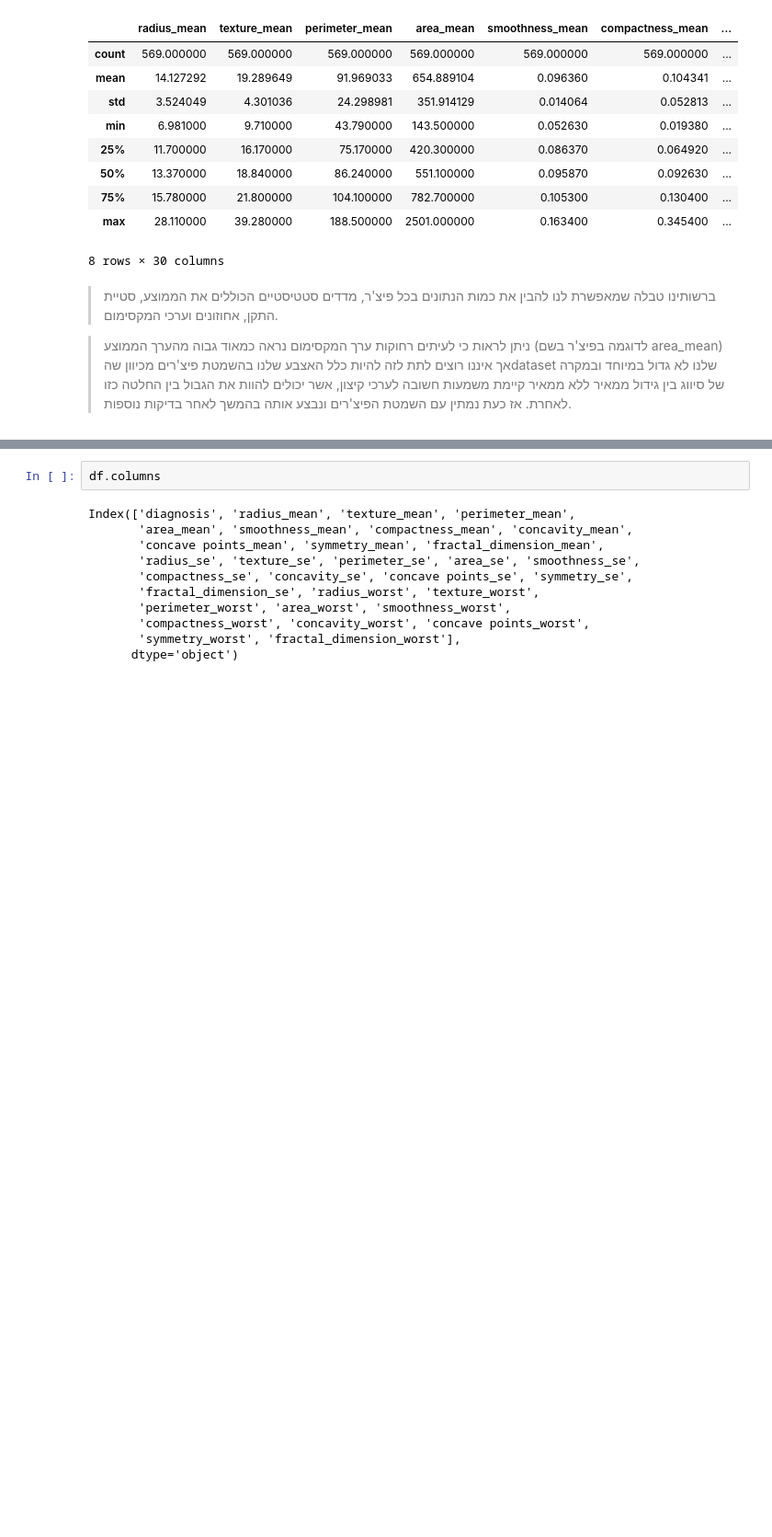
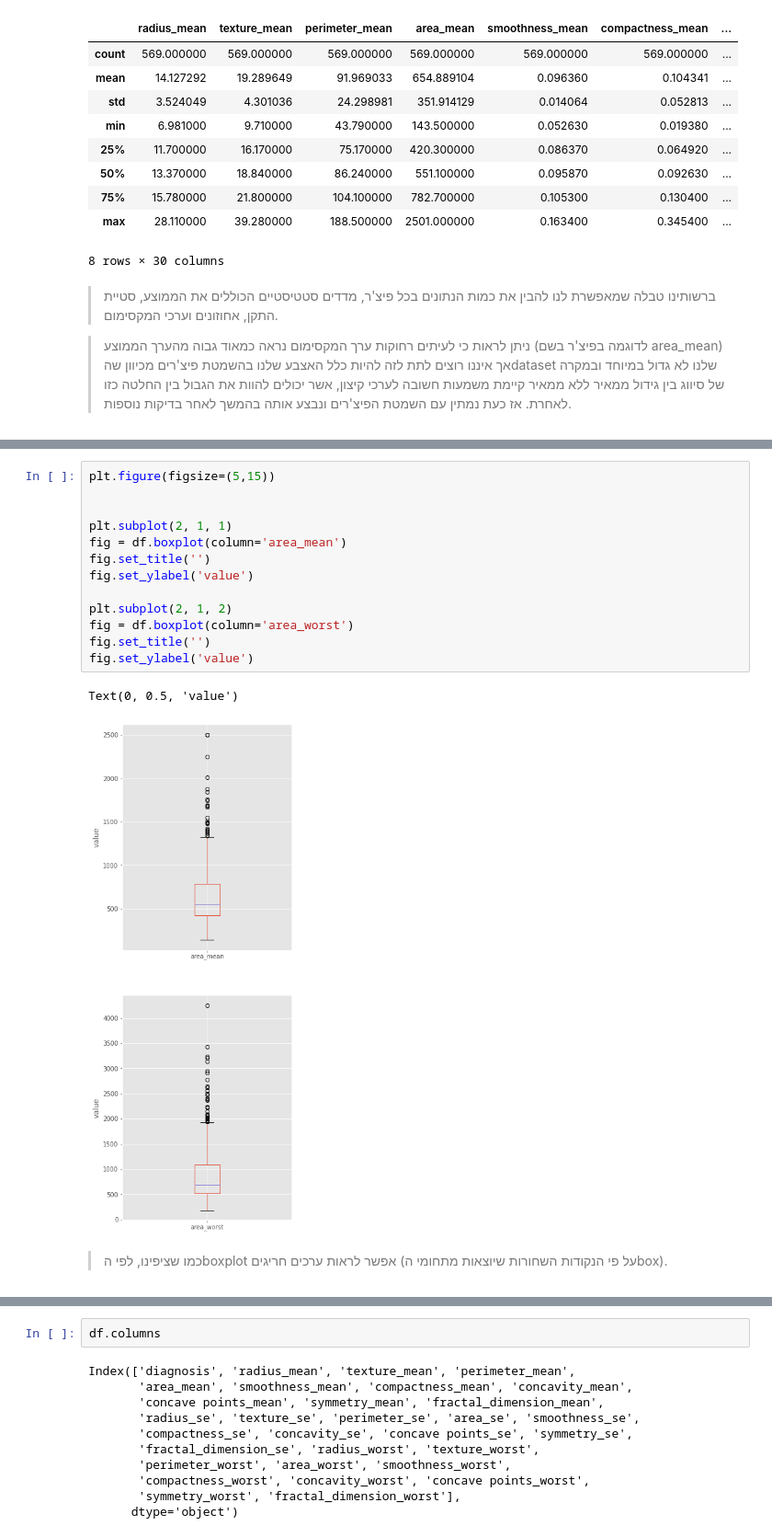
Before and after one commit to avihaibd/ds-python-ml-project, a Jupyter notebook: BreastCancerProject.ipynb, the cells around one changed output, grey strips where cells are left out. Shown at 92% size. Cells and saved outputs as stored; diff of their text form; blank space fills up the shorter version.

```diff
--- a/BreastCancerProject.ipynb
+++ b/BreastCancerProject.ipynb
@@ -245,3 +283,35 @@ df.describe()
+# %%
+plt.figure(figsize=(5,15))
+
+
+plt.subplot(2, 1, 1)
+fig = df.boxplot(column='area_mean')
+fig.set_title('')
+fig.set_ylabel('value')
+
+plt.subplot(2, 1, 2)
+fig = df.boxplot(column='area_worst')
+fig.set_title('')
+fig.set_ylabel('value')
+# %% [output]
+Text(0, 0.5, 'value')
+[figure, added]
+# %% [markdown]
+<div dir="rtl">
+
+> כמו שציפינו, לפי הboxplot אפשר לראות ערכים חריגים (על פי הנקודות השחורות שיוצאות מתחומי הbox).
+
+
+
+
+
+
+
+
+
+
+
+</div>
 # %% [markdown]
 <div dir="rtl">
 
```
Also changed, not shown: parts of 56 cells of this notebook.
